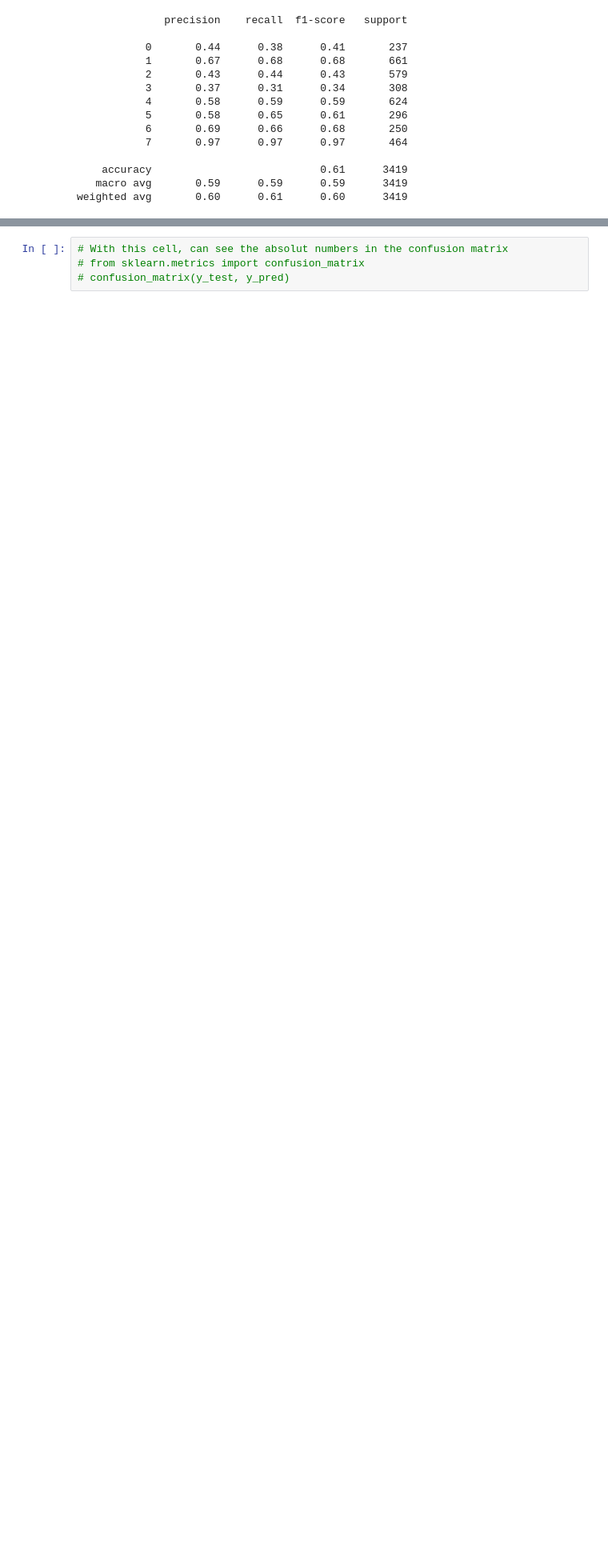
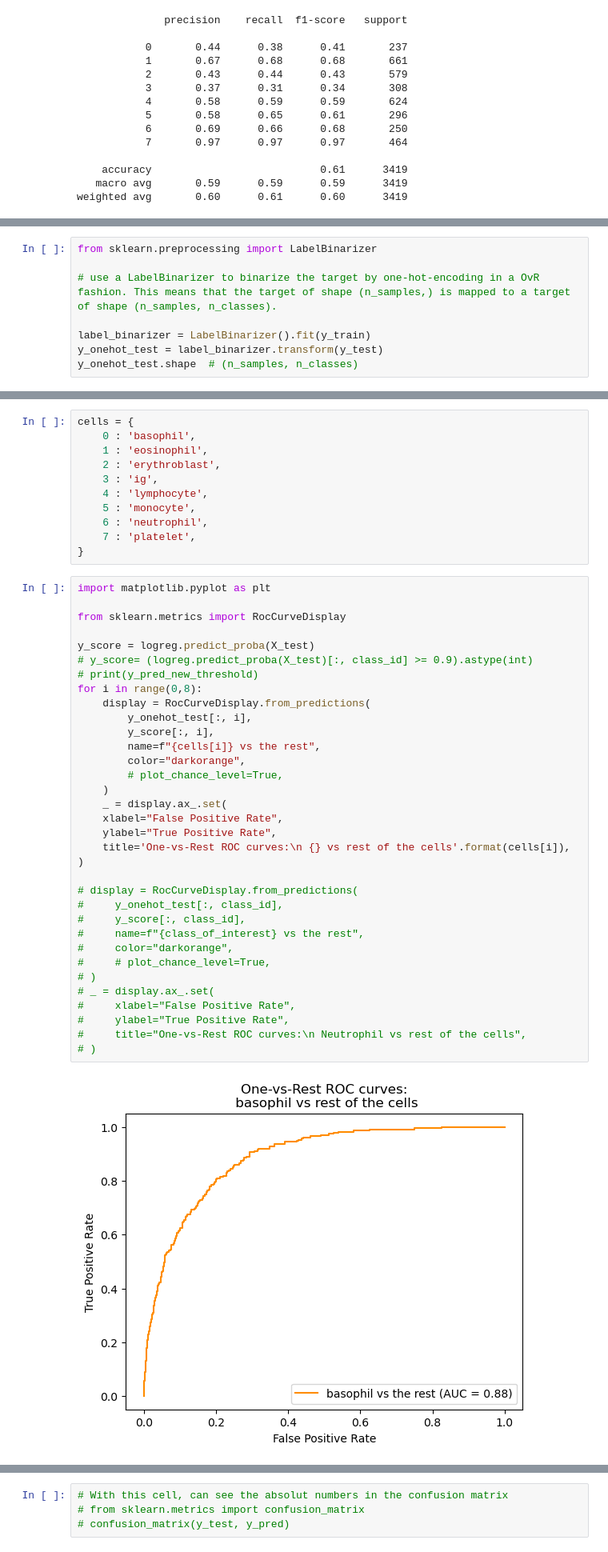
Before and after one commit to ottospiga/blood_cell_classification, a Jupyter notebook: notebooks/03-baseline-model.ipynb, the cells around one changed output, grey strips where cells are left out. Shown: that part at 80% size. Saved outputs shown, nothing was run; the diff lists cells and outputs as text; blank space fills up the shorter version.

Commit message:
ADD: plotting the ROC/AUC curve

```diff
--- a/notebooks/03-baseline-model.ipynb
+++ b/notebooks/03-baseline-model.ipynb
@@ -159,0 +142,8 @@ plt.show()
+# %%
+from sklearn.preprocessing import LabelBinarizer
+
+# use a LabelBinarizer to binarize the target by one-hot-encoding in a OvR fashion. This means that the target of shape (n_samples,) is mapped to a target of shape (n_samples, n_classes).
+
+label_binarizer = LabelBinarizer().fit(y_train)
+y_onehot_test = label_binarizer.transform(y_test)
+y_onehot_test.shape  # (n_samples, n_classes)
@@ -159,0 +165,47 @@ plt.show()
+# %%
+cells = {
+    0 : 'basophil',
+    1 : 'eosinophil',
+    2 : 'erythroblast',
+    3 : 'ig',
+    4 : 'lymphocyte',
+    5 : 'monocyte',
+    6 : 'neutrophil',
+    7 : 'platelet',
+}
+# %%
+import matplotlib.pyplot as plt
+
+from sklearn.metrics import RocCurveDisplay
+
+y_score = logreg.predict_proba(X_test)
+# y_score= (logreg.predict_proba(X_test)[:, class_id] >= 0.9).astype(int)
+# print(y_pred_new_threshold)
+for i in range(0,8):
+    display = RocCurveDisplay.from_predictions(
+        y_onehot_test[:, i],
+        y_score[:, i],
+        name=f"{cells[i]} vs the rest",
+        color="darkorange",
+        # plot_chance_level=True,
+    )
+    _ = display.ax_.set(
+    xlabel="False Positive Rate",
+    ylabel="True Positive Rate",
+    title='One-vs-Rest ROC curves:\n {} vs rest of the cells'.format(cells[i]),
+)
+
+# display = RocCurveDisplay.from_predictions(
+#     y_onehot_test[:, class_id],
+#     y_score[:, class_id],
+#     name=f"{class_of_interest} vs the rest",
+#     color="darkorange",
+#     # plot_chance_level=True,
+# )
+# _ = display.ax_.set(
+#     xlabel="False Positive Rate",
+#     ylabel="True Positive Rate",
+#     title="One-vs-Rest ROC curves:\n Neutrophil vs rest of the cells",
+# )
+# %% [output]
+[figure, added]
```
Also changed, not shown: parts of 20 cells of this notebook.
